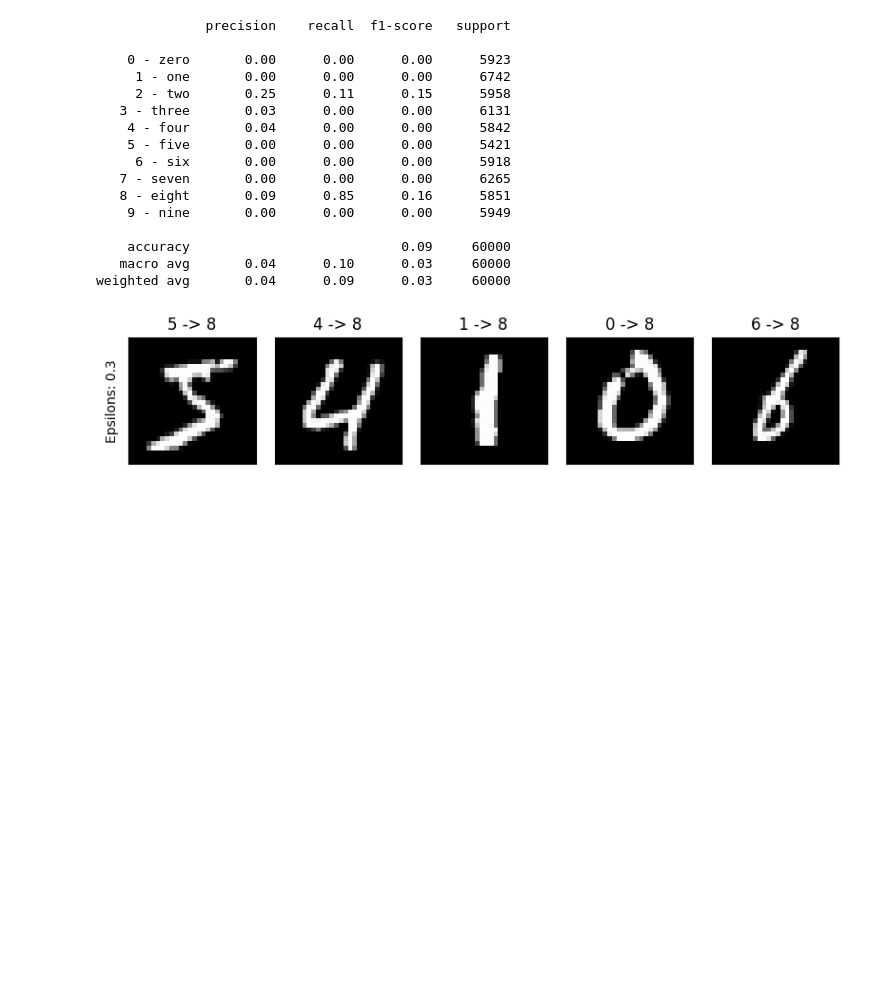
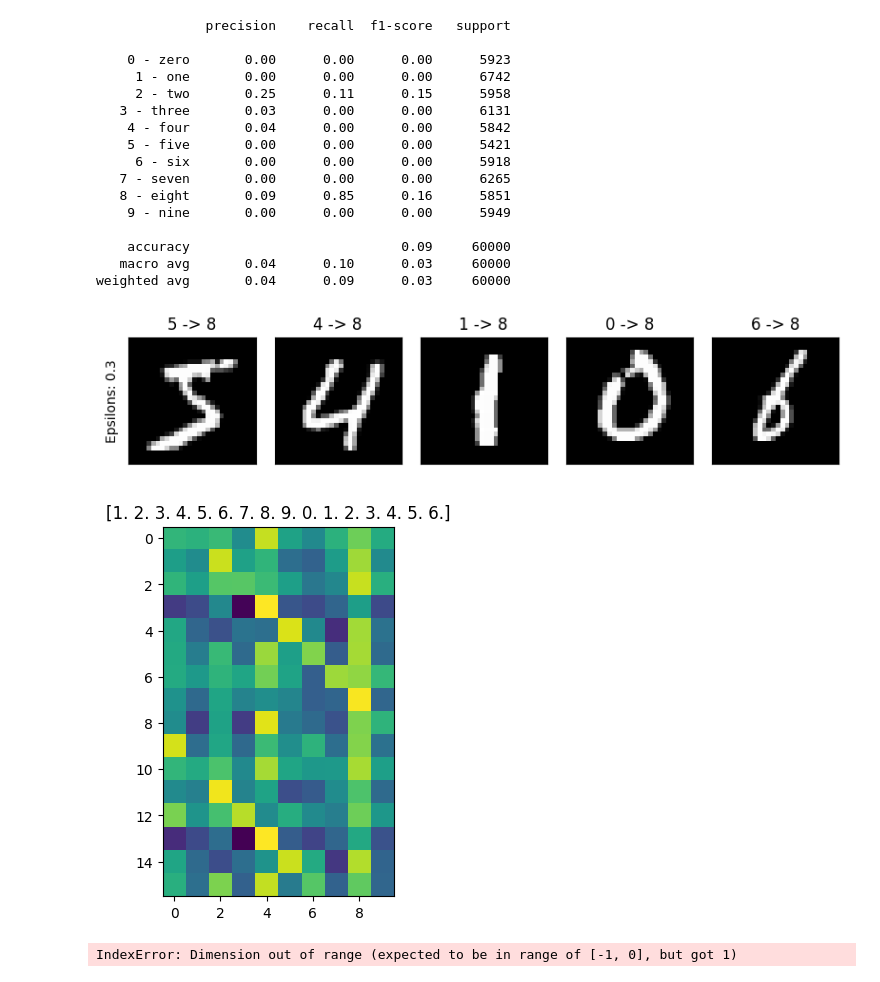
Before and after one commit to AliCampbellKhaya/robust_nn_mqp, a Jupyter notebook: mnist_neural_net.ipynb, the cells around one changed output. Saved outputs shown, nothing was run; the diff lists cells and outputs as text; code cells hidden in the pictures; blank space fills up the shorter version.

```diff
--- a/mnist_neural_net.ipynb
+++ b/mnist_neural_net.ipynb
@@ -529,3 +522,51 @@ weighted avg       0.03      0.08      0.03     60000
    macro avg       0.04      0.10      0.03     60000
 weighted avg       0.04      0.09      0.03     60000
 [figure]
+# %%
+import torch
+import matplotlib.pyplot as plt
+image_tensor = torch.Tensor([[-2.7405, -2.8634, -2.6049, -4.1019, -0.7500, -3.3853, -4.1889, -2.8713,
+         -1.8037, -3.0958],
+        [-3.4965, -4.1056, -0.6902, -3.4309, -2.7710, -5.0686, -5.4433, -3.5725,
+         -1.1962, -4.1497],
+        [-2.7748, -3.4666, -2.1219, -2.1057, -2.5598, -3.4843, -4.7907, -4.2808,
+         -0.7272, -2.9666],
+        [-6.5359, -6.1278, -4.2319, -7.8170, -0.0623, -5.7989, -6.1131, -5.3489,
+         -3.5167, -6.1332],
+        [-3.1934, -5.3056, -5.9523, -4.9178, -5.0283, -0.5206, -4.1703, -6.8857,
+         -1.1401, -4.9484],
+        [-3.1571, -4.5798, -2.6176, -5.2062, -1.2382, -3.4744, -1.5411, -5.5968,
+         -1.1257, -5.1914],
+        [-3.0967, -3.6589, -2.8114, -3.2930, -1.7477, -3.3722, -5.5208, -1.2071,
+         -1.3765, -2.6917],
+        [-3.9202, -5.2179, -3.2840, -4.4052, -4.0295, -4.3327, -5.5296, -5.3550,
+         -0.1272, -5.3240],
+        [-4.0922, -6.4769, -3.3772, -6.5109, -0.4134, -4.6729, -5.2042, -5.9427,
+         -1.5783, -2.7979],
+        [-0.5804, -5.1068, -3.2618, -5.2414, -2.5466, -4.0353, -2.8296, -5.0590,
+         -1.5039, -4.9662],
+        [-2.7523, -3.1114, -2.2901, -4.1775, -1.1230, -3.3073, -3.7379, -3.6772,
+         -1.1002, -3.4646],
+        [-4.1386, -4.4843, -0.2309, -4.3880, -3.3642, -6.0336, -5.6605, -4.0869,
+         -2.2666, -5.1911],
+        [-1.6277, -3.8560, -2.3912, -0.8952, -4.1140, -3.0295, -4.1429, -4.5428,
+         -1.7849, -3.7546],
+        [-6.9130, -6.1574, -5.1072, -7.9082, -0.0663, -5.5865, -6.3062, -5.3255,
+         -3.1807, -5.9417],
+        [-3.2849, -5.1939, -6.0443, -5.0681, -3.8887, -0.6889, -3.1035, -6.6377,
+         -0.9809, -5.3940],
+        [-2.9443, -5.0553, -1.6064, -5.4655, -0.7705, -4.6463, -2.1422, -5.4289,
+         -1.9875, -5.3087]])
+label = torch.Tensor([1, 2, 3, 4, 5, 6, 7, 8, 9, 0, 1, 2, 3, 4, 5, 6])
+
+plt.title(f"{label.cpu().numpy()}")
+plt.imshow(image_tensor[:,:].cpu().numpy())
+plt.show()
+# %% [output]
+[figure, added]
+# %%
+for X, y in train_dataloader:
+    plt.title(f"{y.argmax(1)[0]}")
+    plt.imshow(X[0,:,:], cmap="gray")
+# %% [output]
+IndexError: Dimension out of range (expected to be in range of [-1, 0], but got 1)
```
Also changed, not shown: parts of 2 cells of this notebook, 17 other files.
